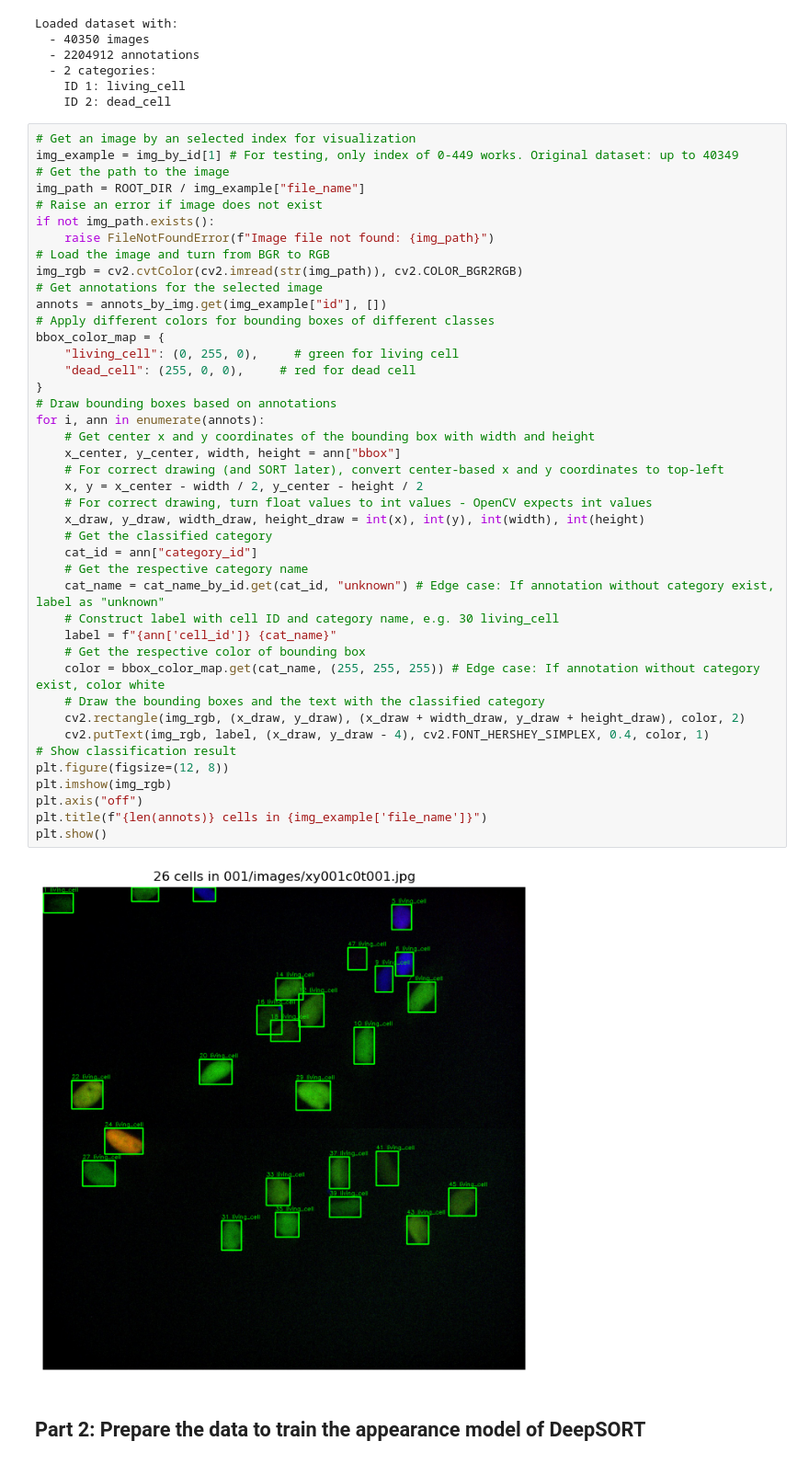
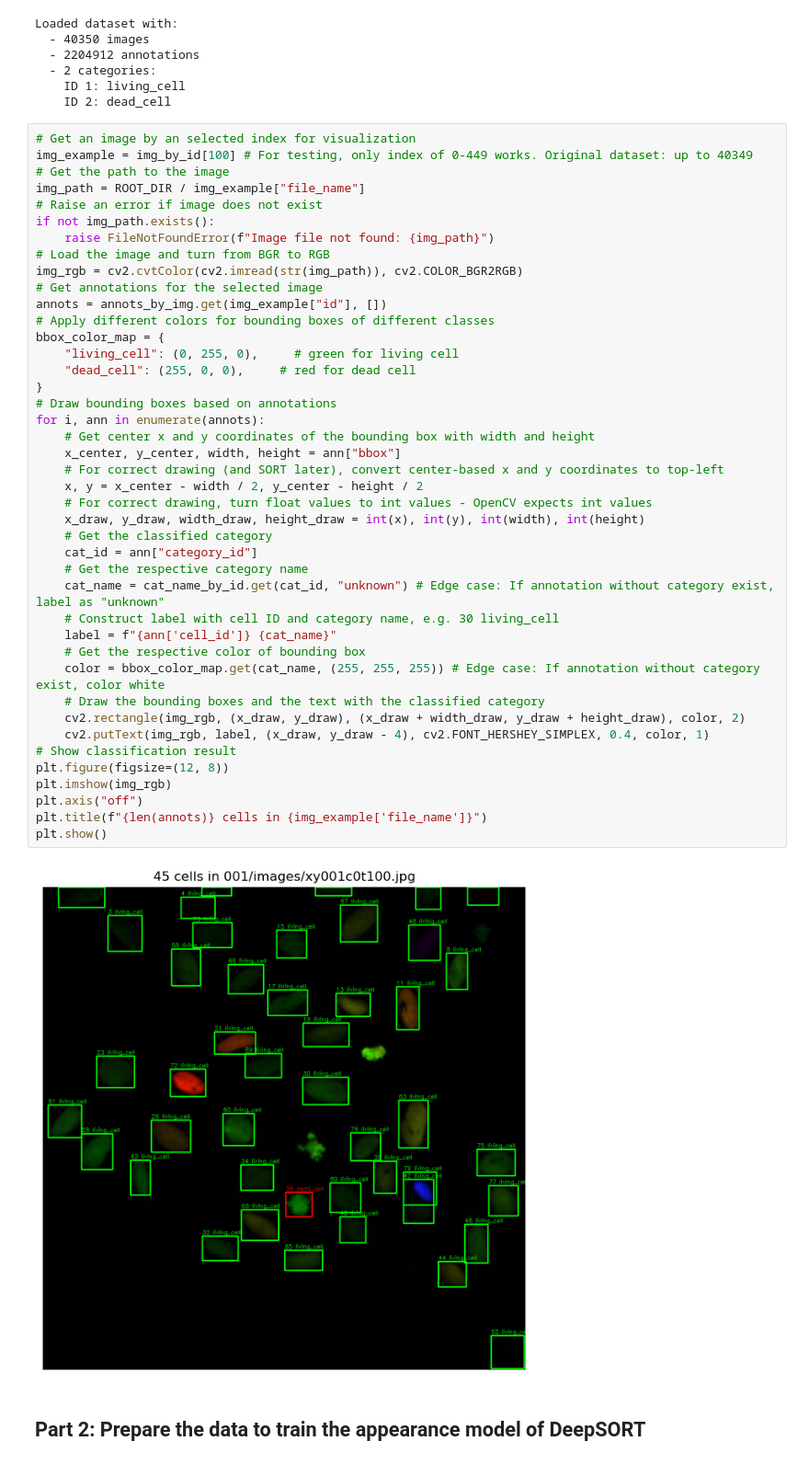
Before and after one commit to JS-10/Cell_Tracking_Project_6, a Jupyter notebook: cell_tracking.ipynb, the cells around one changed output. Shown: that part at 92% size. Cells and saved outputs as stored; diff of their text form.

```diff
--- a/cell_tracking.ipynb
+++ b/cell_tracking.ipynb
@@ -61,7 +61,7 @@ Loaded dataset with:
     ID 2: dead_cell
 # %%
 # Get an image by an selected index for visualization
-img_example = img_by_id[1] # For testing, only index of 0-449 works. Original dataset: up to 40349
+img_example = img_by_id[100] # For testing, only index of 0-449 works. Original dataset: up to 40349
 # Get the path to the image
 img_path = ROOT_DIR / img_example["file_name"]
 # Raise an error if image does not exist
@@ -75,34 +75,34 @@ annots = annots_by_img.get(img_example["id"], [])
 bbox_color_map = {
     "living_cell": (0, 255, 0),     # green for living cell
     "dead_cell": (255, 0, 0),     # red for dead cell
 }
 # Draw bounding boxes based on annotations
 for i, ann in enumerate(annots):
     # Get center x and y coordinates of the bounding box with width and height
     x_center, y_center, width, height = ann["bbox"]
     # For correct drawing (and SORT later), convert center-based x and y coordinates to top-left
     x, y = x_center - width / 2, y_center - height / 2
     # For correct drawing, turn float values to int values - OpenCV expects int values
     x_draw, y_draw, width_draw, height_draw = int(x), int(y), int(width), int(height)
     # Get the classified category
     cat_id = ann["category_id"]
     # Get the respective category name
     cat_name = cat_name_by_id.get(cat_id, "unknown") # Edge case: If annotation without category exist, label as "unknown"
     # Construct label with cell ID and category name, e.g. 30 living_cell
     label = f"{ann['cell_id']} {cat_name}"
     # Get the respective color of bounding box
     color = bbox_color_map.get(cat_name, (255, 255, 255)) # Edge case: If annotation without category exist, color white
     # Draw the bounding boxes and the text with the classified category
     cv2.rectangle(img_rgb, (x_draw, y_draw), (x_draw + width_draw, y_draw + height_draw), color, 2)
     cv2.putText(img_rgb, label, (x_draw, y_draw - 4), cv2.FONT_HERSHEY_SIMPLEX, 0.4, color, 1)
 # Show classification result
 plt.figure(figsize=(12, 8))
 plt.imshow(img_rgb)
 plt.axis("off")
 plt.title(f"{len(annots)} cells in {img_example['file_name']}")
 plt.show()
 # %% [output]
-[figure, old version]
+[figure, new version]
 # %% [markdown]
 ## Part 2: Prepare the data to train the appearance model of DeepSORT
 # %%
```
Also changed, not shown: parts of 3 cells of this notebook.
